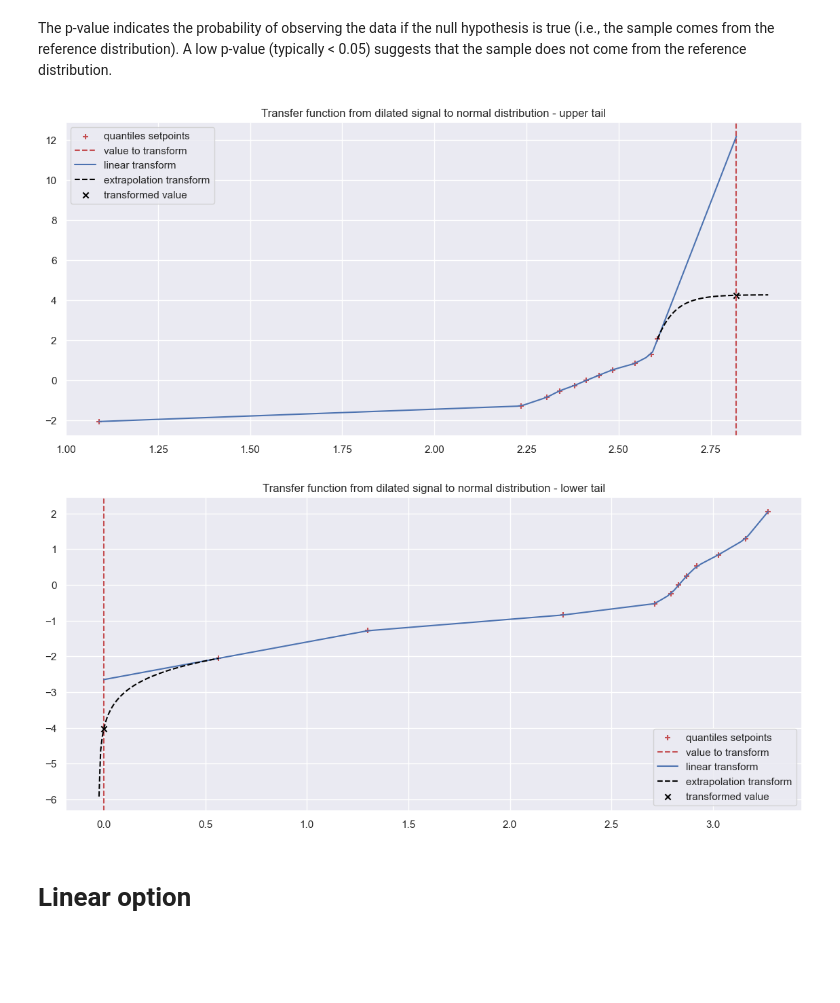
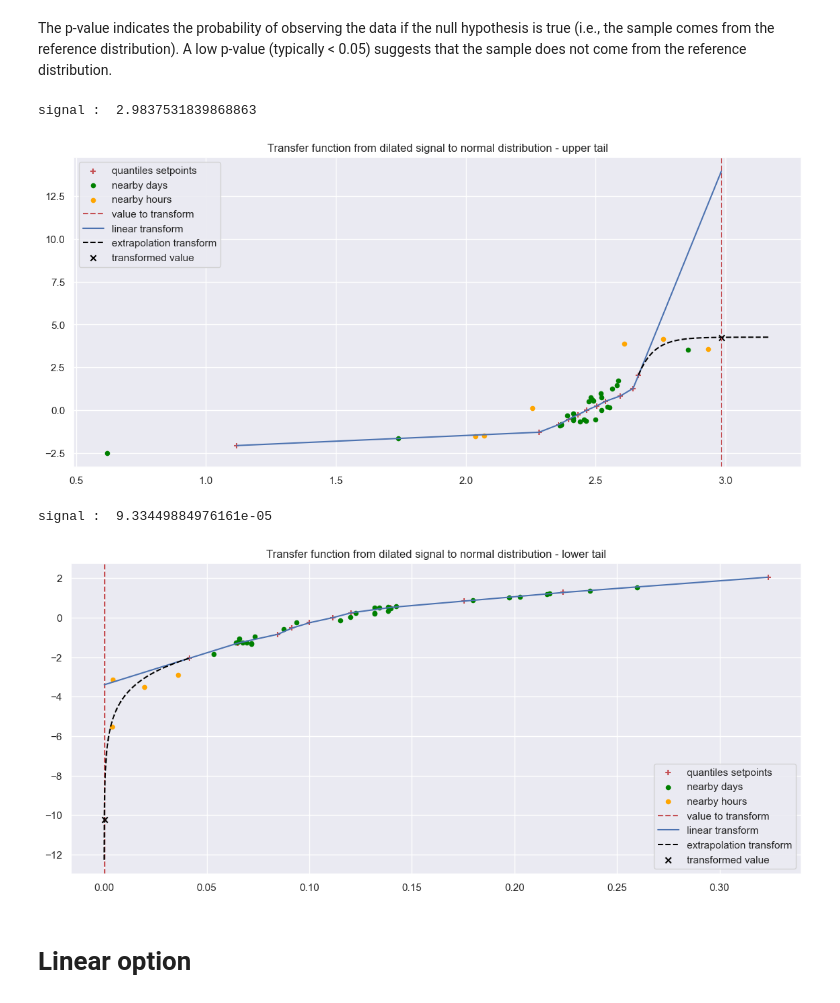
Before and after one commit to cvxgrp/spcqe, a Jupyter notebook: notebooks/Aramis/extrapolation_demo.ipynb, the cells around one changed output. Cells and saved outputs as stored; diff of their text form; code cells hidden in the pictures; blank space fills up the shorter version.

```diff
--- a/notebooks/Aramis/extrapolation_demo.ipynb
+++ b/notebooks/Aramis/extrapolation_demo.ipynb
@@ -89,3 +84,12 @@ inv = spq.inverse_transform(transf)
+# %%
+sig_day = np.delete(sig, np.arange(1, sig.size, nvals_dil))
+idx_day = np.delete(np.arange(sig.size), np.arange(1, sig.size, nvals_dil))
+transf_day = spq.transform(sig_day, idx_day)
+inv_day = spq.inverse_transform(transf_day, idx_day)
+fit_quantiles_day  = spq.predict(idx_day)
+lower_tail = sig_day < fit_quantiles_day[:, 0]
+transf_day_finite = np.copy(transf_day)
+transf_day_finite[~np.isfinite(transf_day_finite)] = np.nan
 # %% [markdown]
 # Test & Plot transformed data
 # %%
@@ -134,16 +139,20 @@ The KS statistic quantifies the distance between the empirical distribution func
 The p-value indicates the probability of observing the data if the null hypothesis is true (i.e., the sample comes from the reference distribution). A low p-value (typically < 0.05) suggests that the sample does not come from the reference distribution.
 # %%
 # Plot transformation - upper tail
-idx = np.nanargmax(transf)
-spq.plot_tail_transformation(sig, transf, 'upper', idx, 0.3);
+idx = np.nanargmax(transf_day_finite)
+print("signal : ", sig_day[idx])
+spq.plot_tail_transformation_solar(sig_day, transf_day_finite, 'upper', idx, 0.5, h_per_day=nvals_dil-1);
 # %% [output]
+signal :  2.9837531839868863
-[figure, old version]
+[figure, new version]
 # %%
 # Plot transformation - lower tail
-idx = np.nanargmin(transf)
-spq.plot_tail_transformation(sig, transf, 'lower', idx, 0.8);
+idx = np.nanargmin(transf_day_finite)
+print("signal : ", sig_day[idx])
+spq.plot_tail_transformation_solar(sig_day, transf_day, 'lower', idx, 0.05, h_per_day=dil.nvals_dil - 1);
 # %% [output]
+signal :  9.33449884976161e-05
-[figure, old version]
+[figure, new version]
 # %% [markdown]
 # Linear option
 # %%
```
Also changed, not shown: parts of 27 cells of this notebook, 2 other files.
